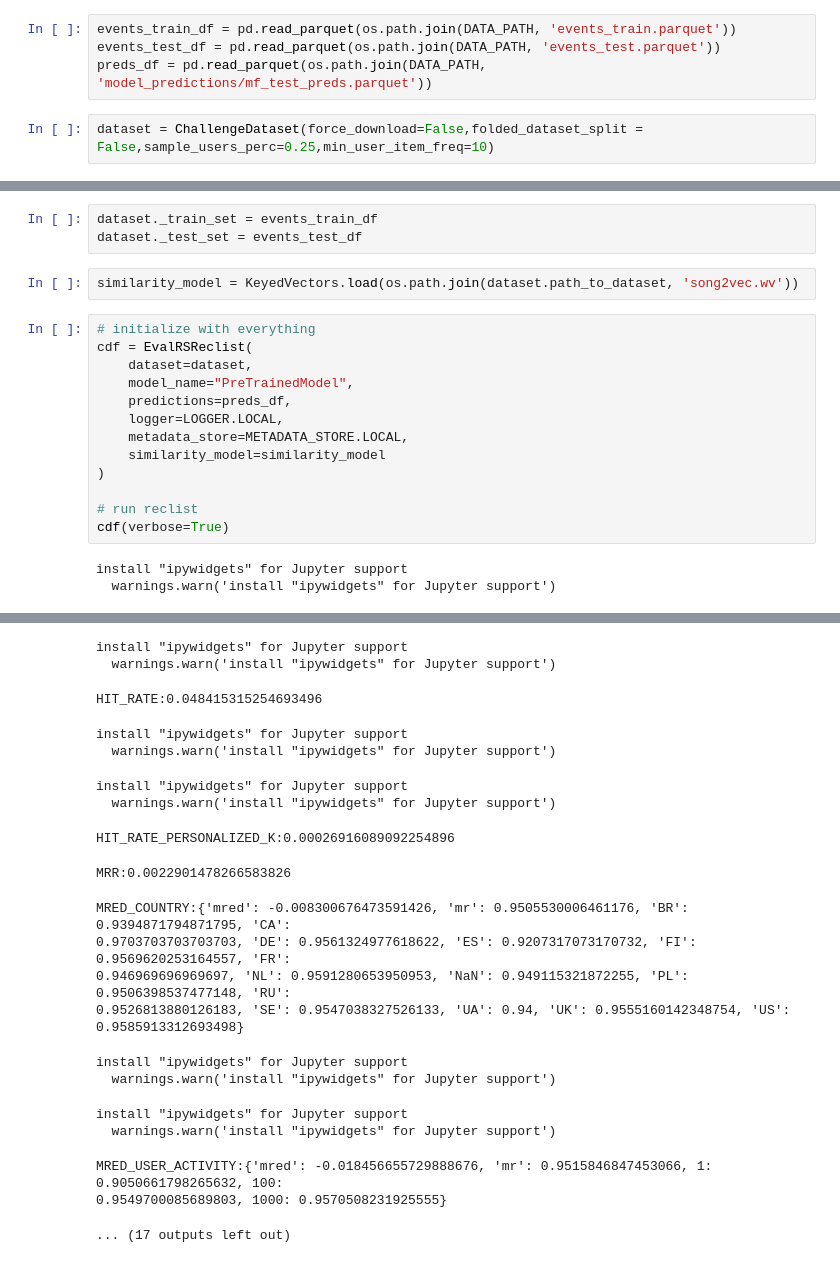
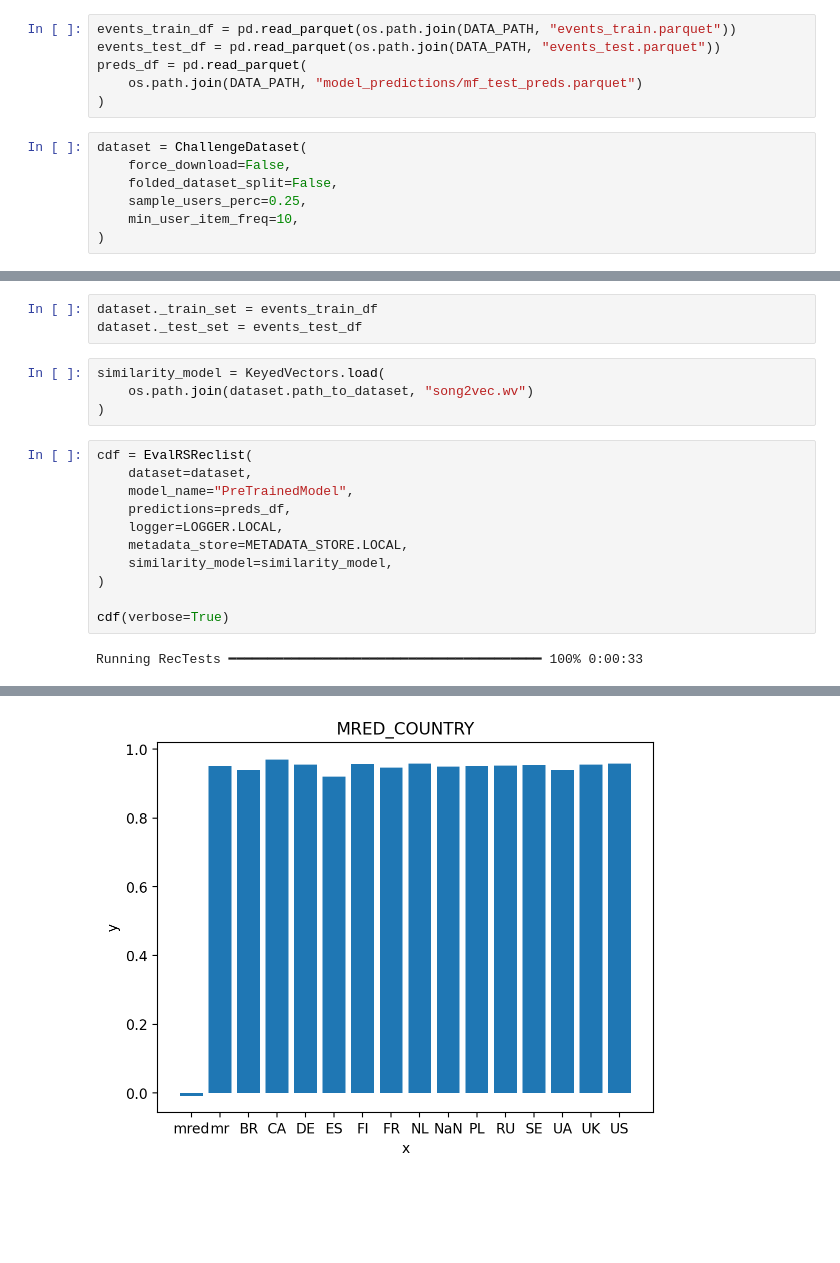
Before and after one commit to daturkel/kdd-evalrs-2023, a Jupyter notebook: demonstration.ipynb, the cells around one changed output, grey strips where cells are left out. Drawn from its saved outputs; the diff is of its cells as text; blank space fills up the shorter version.

```diff
--- a/demonstration.ipynb
+++ b/demonstration.ipynb
@@ -14,11 +16,18 @@ from reclist.reclist import LOGGER, METADATA_STORE
 # %%
 DATA_PATH = 'evalrs23_model_predictions/'
 # %%
-events_train_df = pd.read_parquet(os.path.join(DATA_PATH, 'events_train.parquet'))
-events_test_df = pd.read_parquet(os.path.join(DATA_PATH, 'events_test.parquet'))
-preds_df = pd.read_parquet(os.path.join(DATA_PATH, 'model_predictions/mf_test_preds.parquet'))
+events_train_df = pd.read_parquet(os.path.join(DATA_PATH, "events_train.parquet"))
+events_test_df = pd.read_parquet(os.path.join(DATA_PATH, "events_test.parquet"))
+preds_df = pd.read_parquet(
+    os.path.join(DATA_PATH, "model_predictions/mf_test_preds.parquet")
+)
 # %%
-dataset = ChallengeDataset(force_download=False,folded_dataset_split = False,sample_users_perc=0.25,min_user_item_freq=10)
+dataset = ChallengeDataset(
+    force_download=False,
+    folded_dataset_split=False,
+    sample_users_perc=0.25,
+    min_user_item_freq=10,
+)
 # %% [output]
 LFM dataset already downloaded. Skipping download.
 Loading dataset.
@@ -27,20 +36,19 @@ Generating dataset hashes.
 dataset._train_set = events_train_df
 dataset._test_set = events_test_df
 # %%
-similarity_model = KeyedVectors.load(os.path.join(dataset.path_to_dataset, 'song2vec.wv'))
+similarity_model = KeyedVectors.load(
+    os.path.join(dataset.path_to_dataset, "song2vec.wv")
+)
 # %%
-# initialize with everything
 cdf = EvalRSReclist(
     dataset=dataset,
     model_name="PreTrainedModel",
     predictions=preds_df,
     logger=LOGGER.LOCAL,
     metadata_store=METADATA_STORE.LOCAL,
-    similarity_model=similarity_model
+    similarity_model=similarity_model,
 )
 
-# run reclist
 cdf(verbose=True)
 # %% [output]
-install "ipywidgets" for Jupyter support
-  warnings.warn('install "ipywidgets" for Jupyter support')
+Running RecTests ━━━━━━━━━━━━━━━━━━━━━━━━━━━━━━━━━━━━━━━━ 100% 0:00:33
@@ -48,20 +74 @@ stats:{'num_users': 29722, 'max_items': 1, 'min_items': 1}
-install "ipywidgets" for Jupyter support
-  warnings.warn('install "ipywidgets" for Jupyter support')
-HIT_RATE:0.048415315254693496
-install "ipywidgets" for Jupyter support
-  warnings.warn('install "ipywidgets" for Jupyter support')
-install "ipywidgets" for Jupyter support
-  warnings.warn('install "ipywidgets" for Jupyter support')
-HIT_RATE_PERSONALIZED_K:0.00026916089092254896
-MRR:0.0022901478266583826
-MRED_COUNTRY:{'mred': -0.008300676473591426, 'mr': 0.9505530006461176, 'BR': 0.9394871794871795, 'CA':
-0.9703703703703703, 'DE': 0.9561324977618622, 'ES': 0.9207317073170732, 'FI': 0.9569620253164557, 'FR':
-0.946969696969697, 'NL': 0.9591280653950953, 'NaN': 0.949115321872255, 'PL': 0.9506398537477148, 'RU':
-0.9526813880126183, 'SE': 0.9547038327526133, 'UA': 0.94, 'UK': 0.9555160142348754, 'US': 0.9585913312693498}
-install "ipywidgets" for Jupyter support
-  warnings.warn('install "ipywidgets" for Jupyter support')
-install "ipywidgets" for Jupyter support
-  warnings.warn('install "ipywidgets" for Jupyter support')
-MRED_USER_ACTIVITY:{'mred': -0.018456655729888676, 'mr': 0.9515846847453066, 1: 0.9050661798265632, 100:
-0.9549700085689803, 1000: 0.9570508231925555}
-... (17 outputs left out)
+[figure, added]
```
Also changed, not shown: parts of 11 cells of this notebook, 1 other file.
